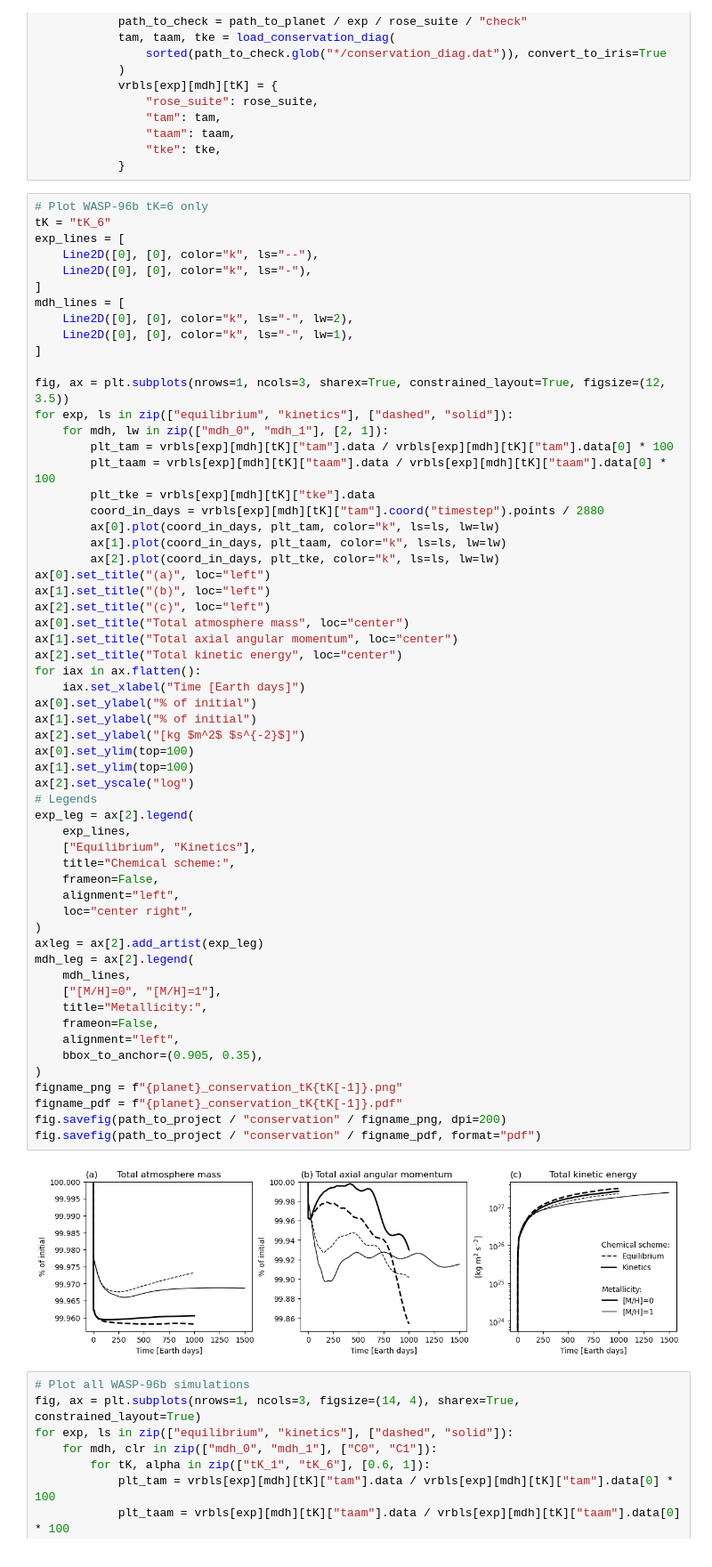
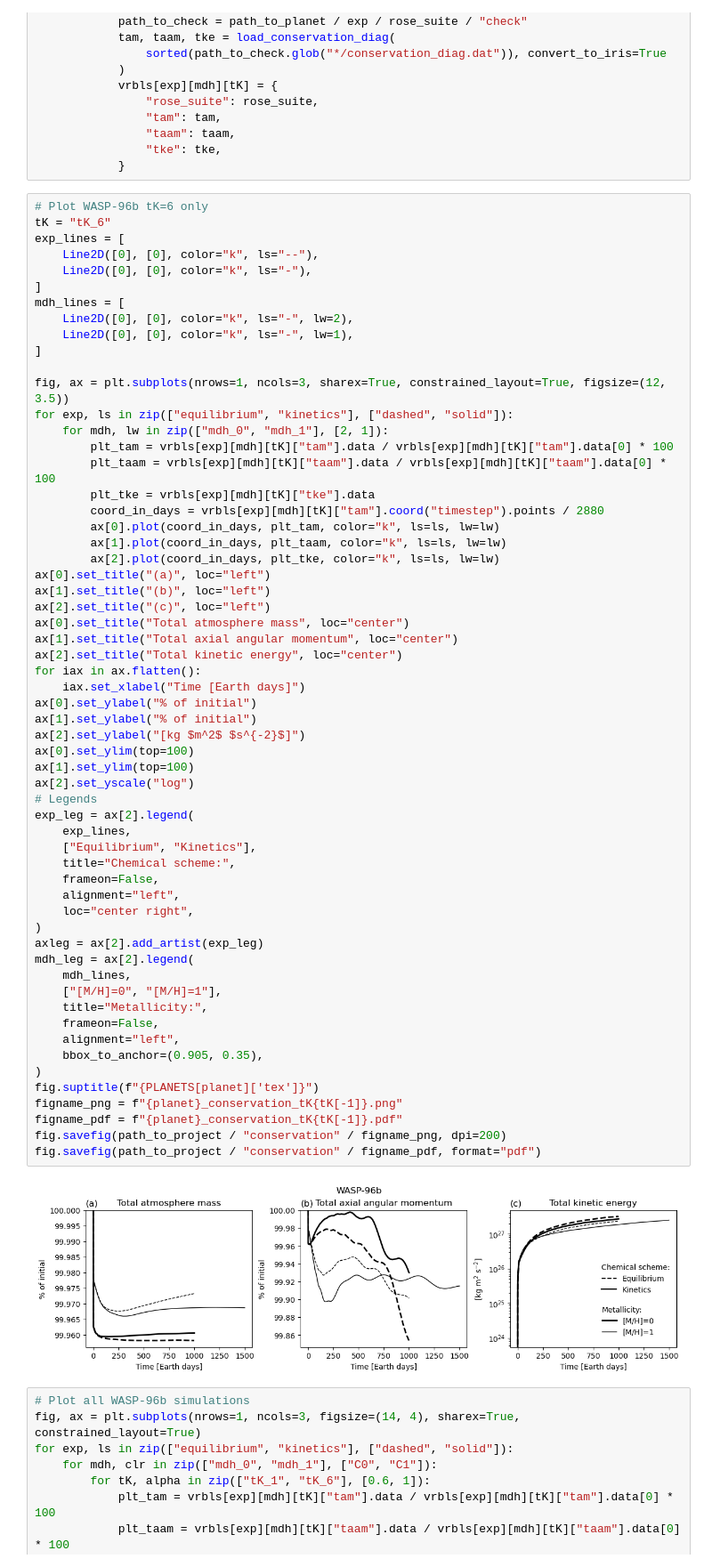
Before and after one commit to mzamyatina/quenching_driven_depletion_and_asymmetries, a Jupyter notebook: check_conservation.ipynb, the cells around one changed output. Shown at 89% size. Drawn from its saved outputs; the diff is of its cells as text.

```diff
--- a/check_conservation.ipynb
+++ b/check_conservation.ipynb
@@ -104,34 +104,35 @@ for iax in ax.flatten():
     iax.set_xlabel("Time [Earth days]")
 ax[0].set_ylabel("% of initial")
 ax[1].set_ylabel("% of initial")
 ax[2].set_ylabel("[kg $m^2$ $s^{-2}$]")
 ax[0].set_ylim(top=100)
 ax[1].set_ylim(top=100)
 ax[2].set_yscale("log")
 # Legends
 exp_leg = ax[2].legend(
     exp_lines,
     ["Equilibrium", "Kinetics"],
     title="Chemical scheme:",
     frameon=False,
     alignment="left",
     loc="center right",
 )
 axleg = ax[2].add_artist(exp_leg)
 mdh_leg = ax[2].legend(
     mdh_lines,
     ["[M/H]=0", "[M/H]=1"],
     title="Metallicity:",
     frameon=False,
     alignment="left",
     bbox_to_anchor=(0.905, 0.35),
 )
+fig.suptitle(f"{PLANETS[planet]['tex']}")
 figname_png = f"{planet}_conservation_tK{tK[-1]}.png"
 figname_pdf = f"{planet}_conservation_tK{tK[-1]}.pdf"
 fig.savefig(path_to_project / "conservation" / figname_png, dpi=200)
 fig.savefig(path_to_project / "conservation" / figname_pdf, format="pdf")
 # %% [output]
-[figure, old version]
+[figure, new version]
 # %%
 # Plot all WASP-96b simulations
 fig, ax = plt.subplots(nrows=1, ncols=3, figsize=(14, 4), sharex=True, constrained_layout=True)
```
Also changed, not shown: 1 other file.
